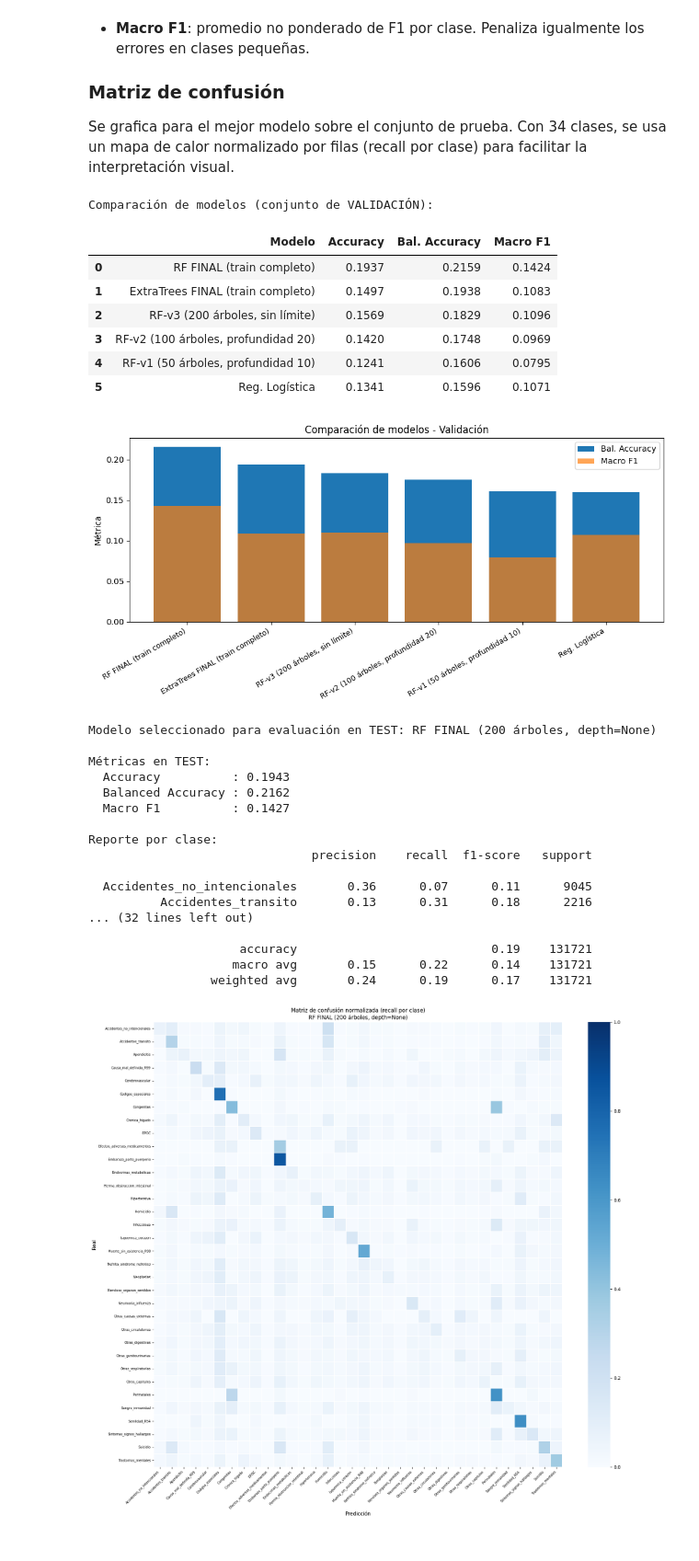
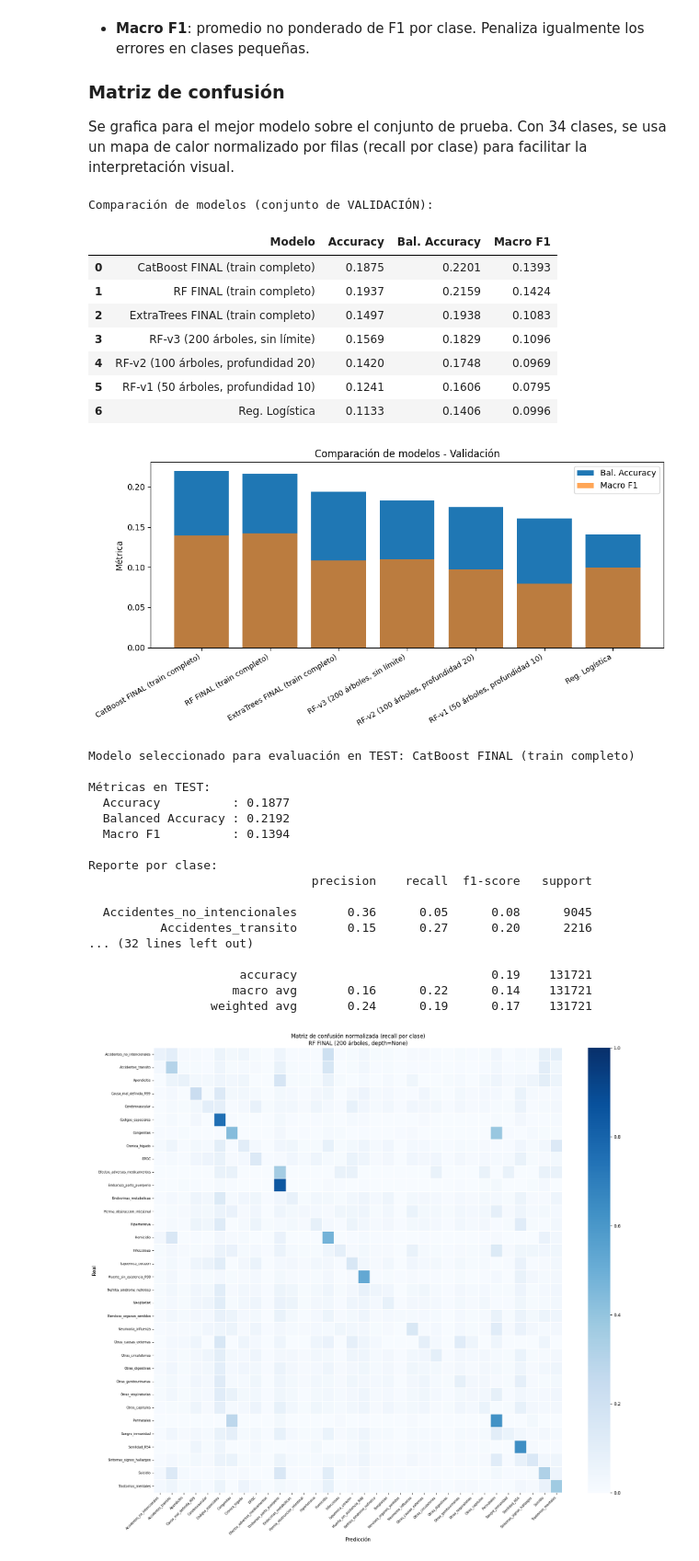
Before and after one commit to jcdiegolopez/MD-PY1, a Jupyter notebook: modelado_predictivo.ipynb, the cells around one changed output. Shown at 92% size. Drawn from its saved outputs; the diff is of its cells as text; code cells hidden in the pictures.

```diff
--- a/modelado_predictivo.ipynb
+++ b/modelado_predictivo.ipynb
@@ -997,53 +1054,67 @@ rows.append({
     'Macro F1'     : round(f1_score(y_valid, y_pred_rf_valid, average='macro', zero_division=0), 4),
 })
 
 # ExtraTrees final
 rows.append({
     'Modelo'       : 'ExtraTrees FINAL (train completo)',
     'Accuracy'     : round(accuracy_score(y_valid, y_pred_et_valid_full), 4),
     'Bal. Accuracy': round(balanced_accuracy_score(y_valid, y_pred_et_valid_full), 4),
     'Macro F1'     : round(f1_score(y_valid, y_pred_et_valid_full, average='macro', zero_division=0), 4),
 })
 
+# CatBoost final
+rows.append({
+    'Modelo'       : 'CatBoost FINAL (train completo)',
+    'Accuracy'     : round(accuracy_score(y_valid, y_pred_cb_valid_full), 4),
+    'Bal. Accuracy': round(balanced_accuracy_score(y_valid, y_pred_cb_valid_full), 4),
+    'Macro F1'     : round(f1_score(y_valid, y_pred_cb_valid_full, average='macro', zero_division=0), 4),
+})
+
 df_compare = pd.DataFrame(rows).sort_values('Bal. Accuracy', ascending=False).reset_index(drop=True)
 print('Comparación de modelos (conjunto de VALIDACIÓN):')
 display(df_compare)
 
 # Gráfica comparativa
 fig, ax = plt.subplots(figsize=(10, 5))
 x = range(len(df_compare))
 ax.bar(x, df_compare['Bal. Accuracy'], label='Bal. Accuracy')
 ax.bar(x, df_compare['Macro F1'],      label='Macro F1', alpha=0.7)
 ax.set_xticks(list(x))
 ax.set_xticklabels(df_compare['Modelo'], rotation=30, ha='right', fontsize=9)
 ax.set_ylabel('Métrica')
 ax.set_title('Comparación de modelos - Validación')
 ax.legend()
 plt.tight_layout()
 plt.show()
 # %% [output]
 Comparación de modelos (conjunto de VALIDACIÓN):
 |  | Modelo | Accuracy | Bal. Accuracy | Macro F1 |
-| 0 | RF FINAL (train completo) | 0.1937 | 0.2159 | 0.1424 |
-| 1 | ExtraTrees FINAL (train completo) | 0.1497 | 0.1938 | 0.1083 |
-| 2 | RF-v3 (200 árboles, sin límite) | 0.1569 | 0.1829 | 0.1096 |
-| 3 | RF-v2 (100 árboles, profundidad 20) | 0.1420 | 0.1748 | 0.0969 |
-| 4 | RF-v1 (50 árboles, profundidad 10) | 0.1241 | 0.1606 | 0.0795 |
-| 5 | Reg. Logística | 0.1341 | 0.1596 | 0.1071 |
+| 0 | CatBoost FINAL (train completo) | 0.1875 | 0.2201 | 0.1393 |
+| 1 | RF FINAL (train completo) | 0.1937 | 0.2159 | 0.1424 |
+| 2 | ExtraTrees FINAL (train completo) | 0.1497 | 0.1938 | 0.1083 |
+| 3 | RF-v3 (200 árboles, sin límite) | 0.1569 | 0.1829 | 0.1096 |
+| 4 | RF-v2 (100 árboles, profundidad 20) | 0.1420 | 0.1748 | 0.0969 |
+| 5 | RF-v1 (50 árboles, profundidad 10) | 0.1241 | 0.1606 | 0.0795 |
+| 6 | Reg. Logística | 0.1133 | 0.1406 | 0.0996 |
-[figure, old version]
+[figure, new version]
 # %%
 # ── Evaluación final en TEST (se usa una sola vez) ────────────────────────
 # Se selecciona el mejor modelo entre RF final y ExtraTrees final
 
 best_valid_rf = balanced_accuracy_score(y_valid, y_pred_rf_valid)
 best_valid_et = balanced_accuracy_score(y_valid, y_pred_et_valid_full)
+best_valid_cb = balanced_accuracy_score(y_valid, y_pred_cb_valid_full)
 
-if best_valid_rf >= best_valid_et:
+# Seleccionar el mejor entre RF, ExtraTrees y CatBoost según Balanced Accuracy en validación
+if best_valid_rf >= best_valid_et and best_valid_rf >= best_valid_cb:
     best_pipe   = best_rf_pipe
     best_nombre = f'RF FINAL ({best_rf_cfg["n_estimators"]} árboles, depth={best_rf_cfg["max_depth"]})'
-else:
+elif best_valid_et >= best_valid_rf and best_valid_et >= best_valid_cb:
     best_pipe   = et_pipe
     best_nombre = 'ExtraTrees FINAL (150 árboles, depth=25)'
+else:
+    best_pipe   = cb_pipe
+    best_nombre = 'CatBoost FINAL (train completo)'
 
 print(f'Modelo seleccionado para evaluación en TEST: {best_nombre}')
 
@@ -1061,22 +1132,22 @@ print(f'  Macro F1          : {test_f1:.4f}')
 print('\nReporte por clase:')
 print(classification_report(y_test, y_pred_test, zero_division=0))
 # %% [output]
-Modelo seleccionado para evaluación en TEST: RF FINAL (200 árboles, depth=None)
+Modelo seleccionado para evaluación en TEST: CatBoost FINAL (train completo)
 
 Métricas en TEST:
-  Accuracy          : 0.1943
-  Balanced Accuracy : 0.2162
-  Macro F1          : 0.1427
+  Accuracy          : 0.1877
+  Balanced Accuracy : 0.2192
+  Macro F1          : 0.1394
 
 Reporte por clase:
                                precision    recall  f1-score   support
 
-  Accidentes_no_intencionales       0.36      0.07      0.11      9045
-          Accidentes_transito       0.13      0.31      0.18      2216
+  Accidentes_no_intencionales       0.36      0.05      0.08      9045
+          Accidentes_transito       0.15      0.27      0.20      2216
 ... (32 lines left out)
 
                      accuracy                           0.19    131721
-                    macro avg       0.15      0.22      0.14    131721
+                    macro avg       0.16      0.22      0.14    131721
                  weighted avg       0.24      0.19      0.17    131721
 # %%
 # ── Matriz de confusión normalizada por fila (recall por clase) ───────────
```
Also changed, not shown: parts of 9 cells of this notebook, 4 other files.
